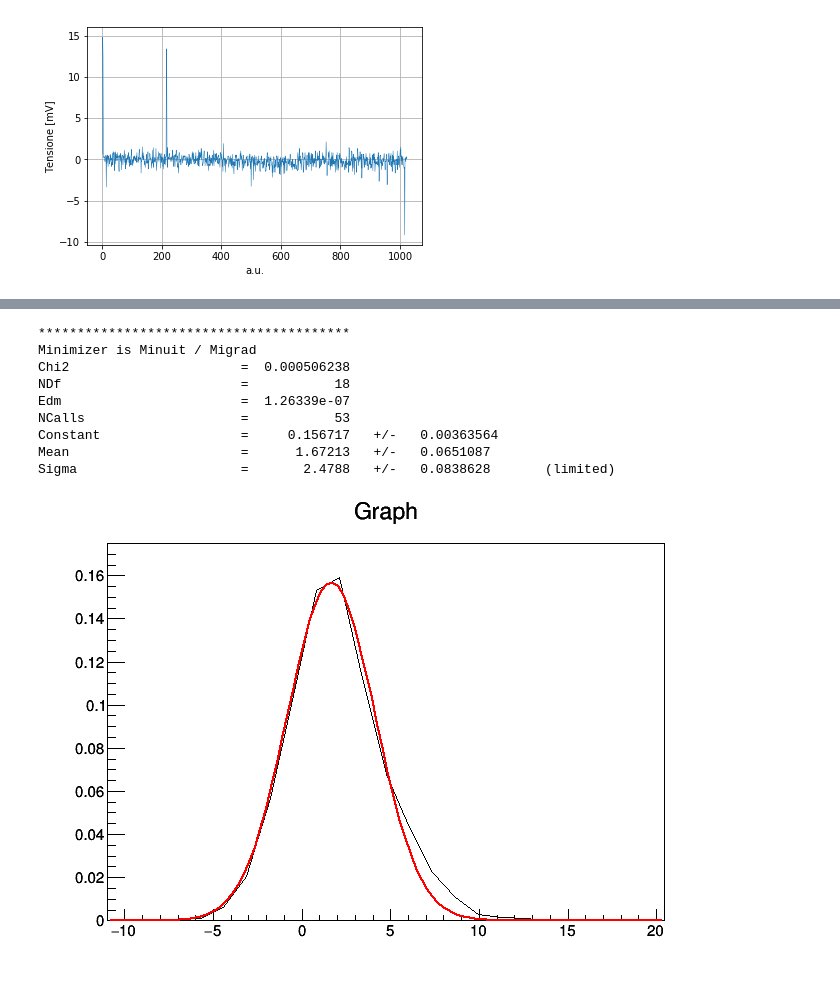
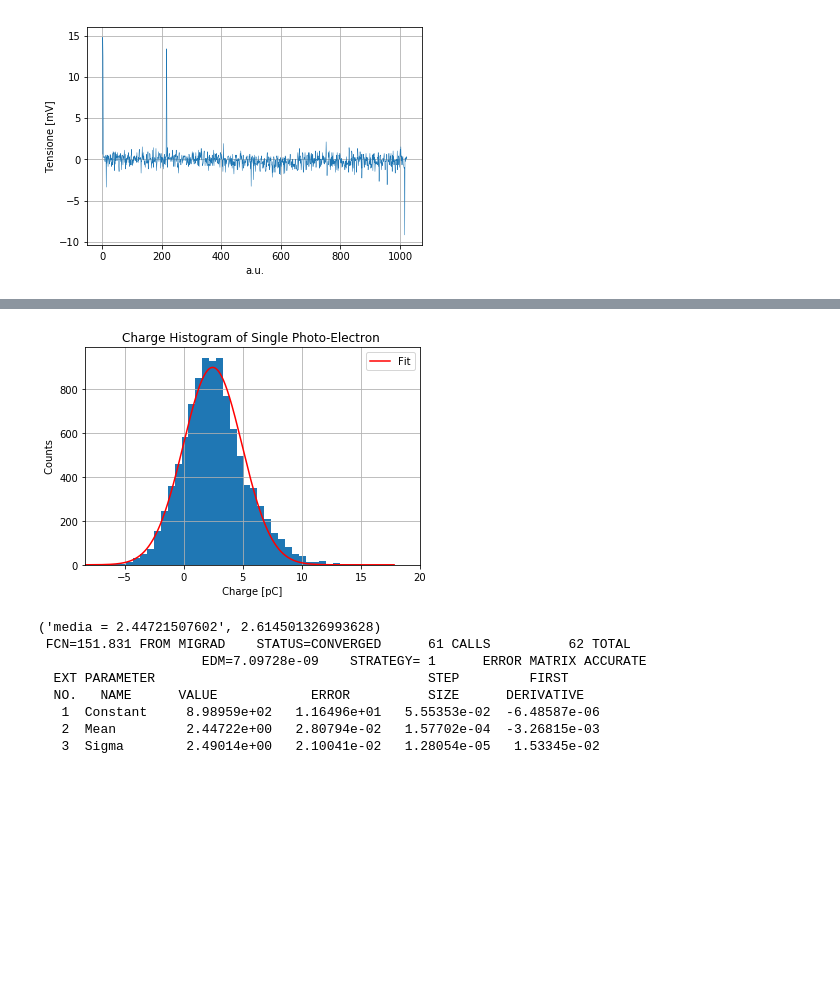
Before and after one commit to edoardoORANGE/ORANGEdata, a Jupyter notebook: Analisi/PMTgemAnalysis/singlePhotoAnalysis.ipynb, the cells around one changed output, grey strips where cells are left out. Drawn from its saved outputs; the diff is of its cells as text; code cells hidden in the pictures; blank space fills up the shorter version.

```diff
--- a/Analisi/PMTgemAnalysis/singlePhotoAnalysis.ipynb
+++ b/Analisi/PMTgemAnalysis/singlePhotoAnalysis.ipynb
@@ -212,19 +155,48 @@ for i in integral:
-# %%
-c = TCanvas()
-g = TGraph(x.size, x.astype(np.double),y.astype(np.double))
-
-fit = g.Fit("gaus" , "S")
-
-c.Draw()
-g.Draw()
-# %% [output]
-****************************************
-Minimizer is Minuit / Migrad
-Chi2                      =  0.000506238
-NDf                       =           18
-Edm                       =  1.26339e-07
-NCalls                    =           53
-Constant                  =     0.156717   +/-   0.00363564
-Mean                      =      1.67213   +/-   0.0651087
-Sigma                     =       2.4788   +/-   0.0838628       (limited)
-[figure, removed]
+# %%
+from ROOT import TMath , TF1, TH1F
+import scipy.stats as st
+
+
+xmin = min(integral)
+
+h1 = TH1F( "h1", "Charge Histogram of Single Photo-Electron ; Charge [pC] ; Counts ", 100, xmin, 50 )
+for i in integral:
+        h1.Fill(i)
+xmax = h1.GetBinCenter(h1.GetMaximumBin())#max(integral)#  #è la x del max dell'istogramma
+
+l = np.linspace(xmin , max(integral) , len(integral))
+func = TF1("fitF" , "gaus" , xmin , xmax+7)
+#func.SetParLimits(1 , xmax-1 , xmax+1)
+#func.SetParLimits(0 , h1.GetMaximum() , h1.GetMaximum())
+
+h1.Fit("fitF" , "R")
+
+#uso la normale definita in scipy usando i parametri estratti dal fit
+pdf = st.norm.pdf(l , func.GetParameter(1) , func.GetParameter(2))
+from rootplot import root2matplotlib as r2m
+
+histo1 = r2m.Hist(h1) #permette di leggere l'istogramma già riempito da root
+histo1.hist()#histtype = 'step' , fill = False) #fa l'istogramma
+plt.plot(l , pdf*func.GetParameter(0)/max(pdf) , label = 'Fit' , color = 'r')
+plt.grid()
+plt.xlim((xmin,20))
+plt.legend()
+histo1.show_titles()
+#plt.xlabel('Charge [pC]')
+#plt.ylabel('Counts')
+#plt.title(')
+#plt.savefig('../Grafici/FitSinglePhoto.png')
+plt.show()
+
+
+print('media = ' + str(func.GetParameter(1)) , np.mean(integral))
+# %% [output]
+[figure, added]
+('media = 2.44721507602', 2.614501326993628)
+ FCN=151.831 FROM MIGRAD    STATUS=CONVERGED      61 CALLS          62 TOTAL
+                     EDM=7.09728e-09    STRATEGY= 1      ERROR MATRIX ACCURATE
+  EXT PARAMETER                                   STEP         FIRST
+  NO.   NAME      VALUE            ERROR          SIZE      DERIVATIVE
+   1  Constant     8.98959e+02   1.16496e+01   5.55353e-02  -6.48587e-06
+   2  Mean         2.44722e+00   2.80794e-02   1.57702e-04  -3.26815e-03
+   3  Sigma        2.49014e+00   2.10041e-02   1.28054e-05   1.53345e-02
```
Also changed, not shown: parts of 5 cells of this notebook, 5 other files.
